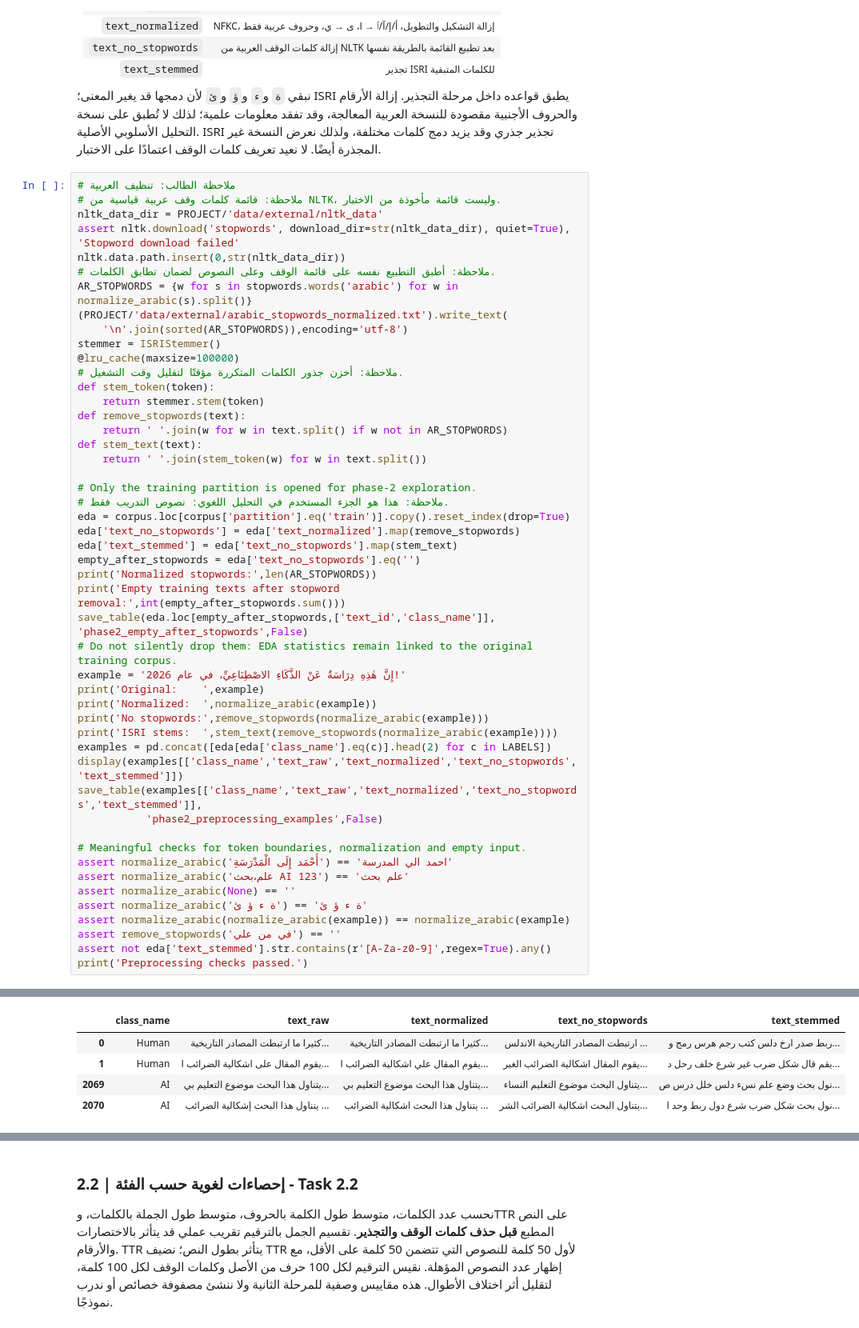
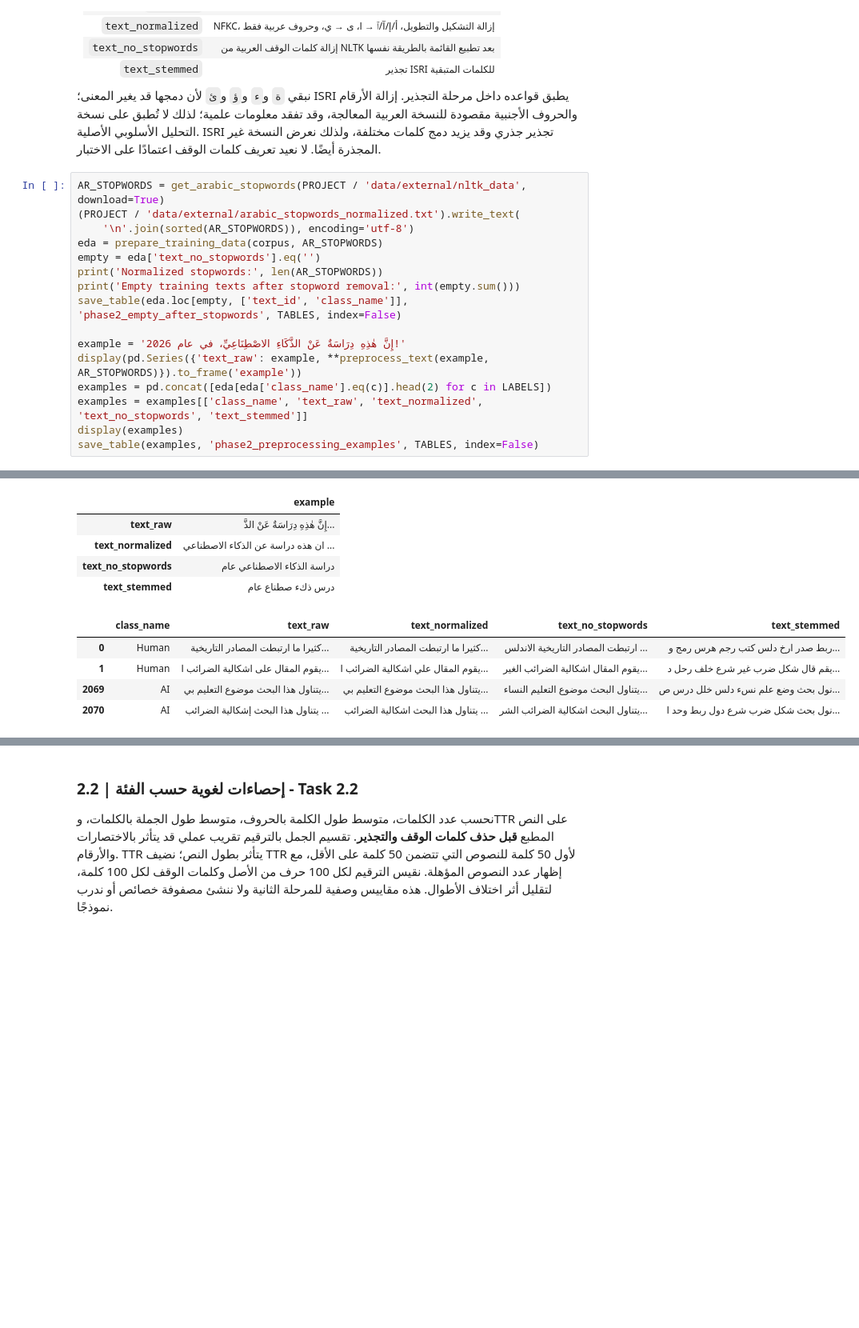
Before and after one commit to omran35/arabic-ai-text-analysis-msis822, a Jupyter notebook: notebooks/MSIS822_Phase1_Phase2_Arabic_AI.ipynb, the cells around one changed output, grey strips where cells are left out. Shown at 80% size. Saved outputs shown, nothing was run; the diff lists cells and outputs as text; blank space fills up the shorter version.

```diff
--- a/notebooks/MSIS822_Phase1_Phase2_Arabic_AI.ipynb
+++ b/notebooks/MSIS822_Phase1_Phase2_Arabic_AI.ipynb
@@ -433,54 +301,21 @@ display(pd.Series(audit).to_frame('value'))
 لذلك لا تُطبق على نسخة التحليل الأسلوبي الأصلية. ISRI تجذير جذري وقد يزيد دمج كلمات مختلفة،
 ولذلك نعرض النسخة غير المجذرة أيضًا. لا نعيد تعريف كلمات الوقف اعتمادًا على الاختبار.
 # %%
-# ملاحظة الطالب: تنظيف العربية
-# ملاحظة: قائمة كلمات وقف عربية قياسية من NLTK، وليست قائمة مأخوذة من الاختبار.
-nltk_data_dir = PROJECT/'data/external/nltk_data'
-assert nltk.download('stopwords', download_dir=str(nltk_data_dir), quiet=True), 'Stopword download failed'
-nltk.data.path.insert(0,str(nltk_data_dir))
-# ملاحظة: أطبق التطبيع نفسه على قائمة الوقف وعلى النصوص لضمان تطابق الكلمات.
-AR_STOPWORDS = {w for s in stopwords.words('arabic') for w in normalize_arabic(s).split()}
-(PROJECT/'data/external/arabic_stopwords_normalized.txt').write_text(
-    '\n'.join(sorted(AR_STOPWORDS)),encoding='utf-8')
-stemmer = ISRIStemmer()
-@lru_cache(maxsize=100000)
-# ملاحظة: أخزن جذور الكلمات المتكررة مؤقتًا لتقليل وقت التشغيل.
-def stem_token(token):
-    return stemmer.stem(token)
-def remove_stopwords(text):
-    return ' '.join(w for w in text.split() if w not in AR_STOPWORDS)
-def stem_text(text):
-    return ' '.join(stem_token(w) for w in text.split())
+AR_STOPWORDS = get_arabic_stopwords(PROJECT / 'data/external/nltk_data', download=True)
+(PROJECT / 'data/external/arabic_stopwords_normalized.txt').write_text(
+    '\n'.join(sorted(AR_STOPWORDS)), encoding='utf-8')
+eda = prepare_training_data(corpus, AR_STOPWORDS)
+empty = eda['text_no_stopwords'].eq('')
+print('Normalized stopwords:', len(AR_STOPWORDS))
+print('Empty training texts after stopword removal:', int(empty.sum()))
+save_table(eda.loc[empty, ['text_id', 'class_name']], 'phase2_empty_after_stopwords', TABLES, index=False)
 
-# Only the training partition is opened for phase-2 exploration.
-# ملاحظة: هذا هو الجزء المستخدم في التحليل اللغوي: نصوص التدريب فقط.
-eda = corpus.loc[corpus['partition'].eq('train')].copy().reset_index(drop=True)
-eda['text_no_stopwords'] = eda['text_normalized'].map(remove_stopwords)
-eda['text_stemmed'] = eda['text_no_stopwords'].map(stem_text)
-empty_after_stopwords = eda['text_no_stopwords'].eq('')
-print('Normalized stopwords:',len(AR_STOPWORDS))
-print('Empty training texts after stopword removal:',int(empty_after_stopwords.sum()))
-save_table(eda.loc[empty_after_stopwords,['text_id','class_name']], 'phase2_empty_after_stopwords',False)
-# Do not silently drop them: EDA statistics remain linked to the original training corpus.
 example = 'إِنَّ هٰذِهِ دِرَاسَةٌ عَنْ الذَّكَاءِ الاصْطِنَاعِيِّ، في عام 2026!'
-print('Original:    ',example)
-print('Normalized:  ',normalize_arabic(example))
-print('No stopwords:',remove_stopwords(normalize_arabic(example)))
-print('ISRI stems:  ',stem_text(remove_stopwords(normalize_arabic(example))))
+display(pd.Series({'text_raw': example, **preprocess_text(example, AR_STOPWORDS)}).to_frame('example'))
 examples = pd.concat([eda[eda['class_name'].eq(c)].head(2) for c in LABELS])
-display(examples[['class_name','text_raw','text_normalized','text_no_stopwords','text_stemmed']])
-save_table(examples[['class_name','text_raw','text_normalized','text_no_stopwords','text_stemmed']],
-           'phase2_preprocessing_examples',False)
-
-# Meaningful checks for token boundaries, normalization and empty input.
-assert normalize_arabic('أَحْمَد إِلَى الْمَدْرَسَةِ') == 'احمد الي المدرسة'
-assert normalize_arabic('علم،بحث AI 123') == 'علم بحث'
-assert normalize_arabic(None) == ''
-assert normalize_arabic('ة ء ؤ ئ') == 'ة ء ؤ ئ'
-assert normalize_arabic(normalize_arabic(example)) == normalize_arabic(example)
-assert remove_stopwords('في من علي') == ''
-assert not eda['text_stemmed'].str.contains(r'[A-Za-z0-9]',regex=True).any()
-print('Preprocessing checks passed.')
+examples = examples[['class_name', 'text_raw', 'text_normalized', 'text_no_stopwords', 'text_stemmed']]
+display(examples)
+save_table(examples, 'phase2_preprocessing_examples', TABLES, index=False)
 # %% [output]
 Normalized stopwords: 625
 Empty training texts after stopword removal: 0
@@ -492,8 +323,13 @@ Preprocessing checks passed.
-|  | class_name | text_raw | text_normalized | text_no_stopwords | text_stemmed |
-| 0 | Human | كثيرا ما ارتبطت المصادر التاريخية... | كثيرا ما ارتبطت المصادر التاريخية... | ارتبطت المصادر التاريخية الاندلس ... | ربط صدر ارخ دلس كتب رجم هرس رمج و... |
-| 1 | Human | يقوم المقال على اشكالية الضرائب ا... | يقوم المقال علي اشكالية الضرائب ا... | يقوم المقال اشكالية الضرائب الغير... | يقم قال شكل ضرب غير شرع خلف رحل د... |
-| 2069 | AI | يتناول هذا البحث موضوع التعليم بي... | يتناول هذا البحث موضوع التعليم بي... | يتناول البحث موضوع التعليم النساء... | نول بحث وضع علم نسء دلس خلل درس ص... |
-| 2070 | AI | يتناول هذا البحث إشكالية الضرائب ... | يتناول هذا البحث اشكالية الضرائب ... | يتناول البحث اشكالية الضرائب الشر... | نول بحث شكل ضرب شرع دول ربط وحد ا... |
+|  | example |
+| text_raw | إِنَّ هٰذِهِ دِرَاسَةٌ عَنْ الذَّ... |
+| text_normalized | ان هذه دراسة عن الذكاء الاصطناعي ... |
+| text_no_stopwords | دراسة الذكاء الاصطناعي عام |
+| text_stemmed | درس ذكء صطناع عام |
+|  | class_name | text_raw | text_normalized | text_no_stopwords | text_stemmed |
+| 0 | Human | كثيرا ما ارتبطت المصادر التاريخية... | كثيرا ما ارتبطت المصادر التاريخية... | ارتبطت المصادر التاريخية الاندلس ... | ربط صدر ارخ دلس كتب رجم هرس رمج و... |
+| 1 | Human | يقوم المقال على اشكالية الضرائب ا... | يقوم المقال علي اشكالية الضرائب ا... | يقوم المقال اشكالية الضرائب الغير... | يقم قال شكل ضرب غير شرع خلف رحل د... |
+| 2069 | AI | يتناول هذا البحث موضوع التعليم بي... | يتناول هذا البحث موضوع التعليم بي... | يتناول البحث موضوع التعليم النساء... | نول بحث وضع علم نسء دلس خلل درس ص... |
+| 2070 | AI | يتناول هذا البحث إشكالية الضرائب ... | يتناول هذا البحث اشكالية الضرائب ... | يتناول البحث اشكالية الضرائب الشر... | نول بحث شكل ضرب شرع دول ربط وحد ا... |
 # %% [markdown]
 ### ملاحظتي على خطوة تنظيف العربية
 
```
Also changed, not shown: parts of 18 cells of this notebook, 1 other file.
